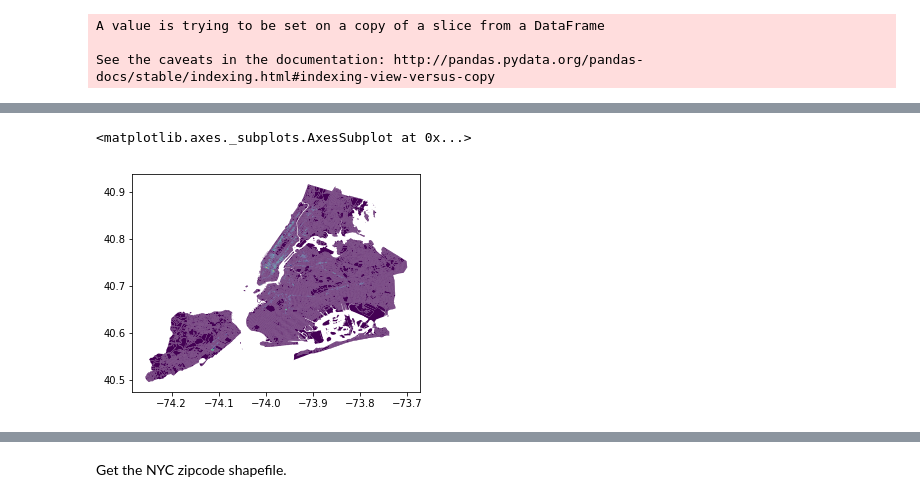
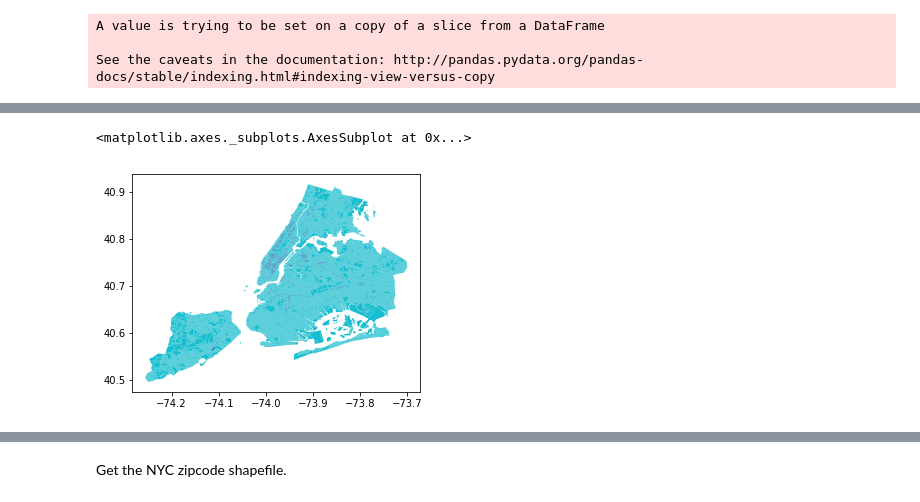
Before and after one commit to capstonelinknyc/311match, a Jupyter notebook: LinkNYC_changes_311.ipynb, the cells around one changed output, grey strips where cells are left out. Saved outputs shown, nothing was run; the diff lists cells and outputs as text; code cells hidden in the pictures.

```diff
--- a/LinkNYC_changes_311.ipynb
+++ b/LinkNYC_changes_311.ipynb
@@ -261,7 +261,7 @@ linkWithAfterBlock.head()
 # %%
-linkWithAfterBlockShape = censusBlock.merge(linkWithAfterBlock)
+linkWithComplaintShape = censusBlock.merge(linkWithComplaint)
-# %%
-linkWithAfterBlockShape.plot('linknycCount')
-# %% [output]
-<matplotlib.axes._subplots.AxesSubplot at 0x...>
-[figure, removed]
+# %%
+linkWithComplaintShape.plot('Label')
+# %% [output]
+<matplotlib.axes._subplots.AxesSubplot at 0x...>
+[figure, added]
```
Also changed, not shown: parts of 20 cells of this notebook.
